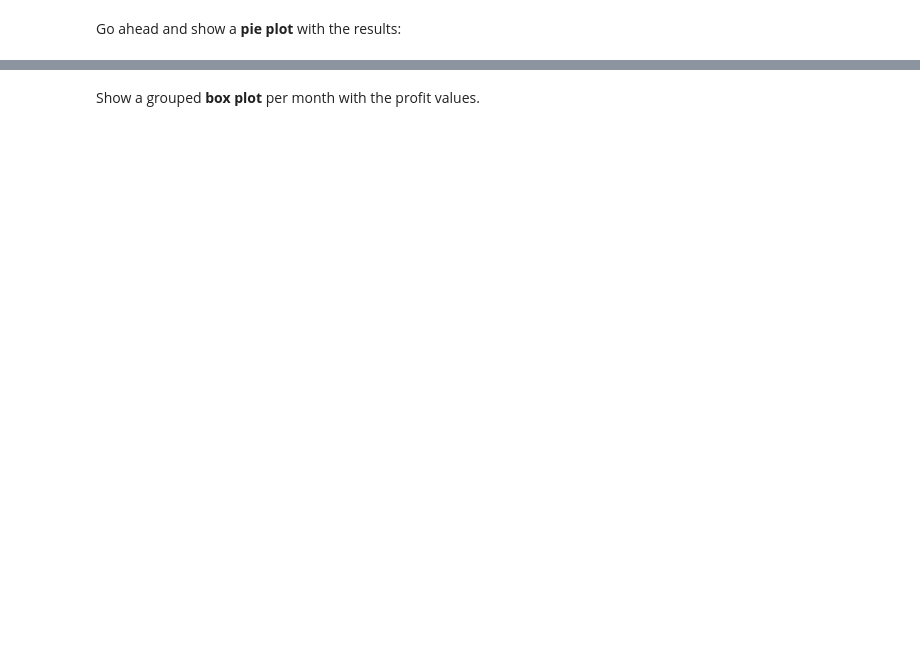
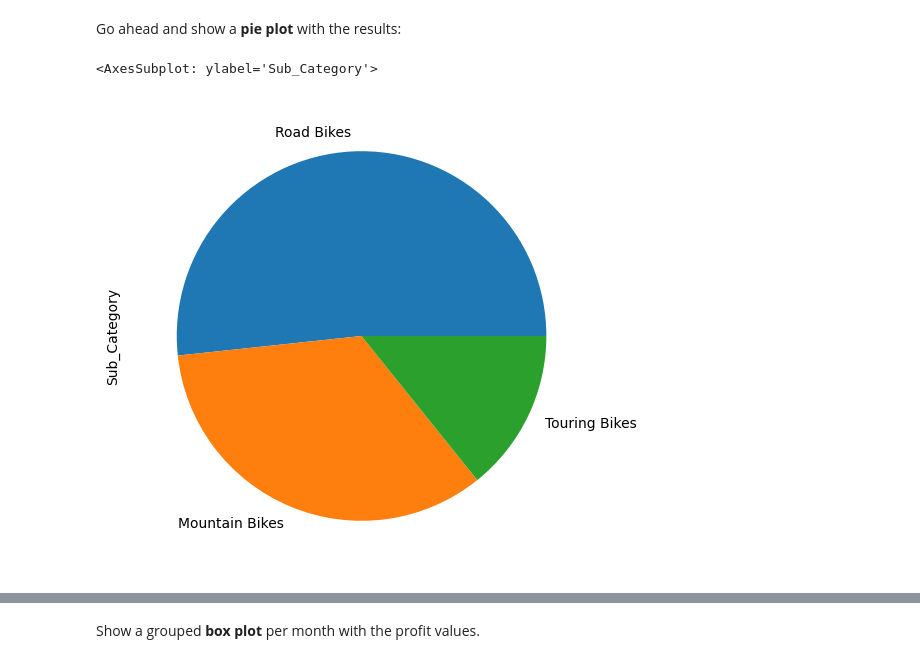
Before and after one commit to TshepoKubeka/FreeCodeCamp-Pandas-Real-Life-Example, a Jupyter notebook: Exercises_1.ipynb, the cells around one changed output, grey strips where cells are left out. Drawn from its saved outputs; the diff is of its cells as text; code cells hidden in the pictures; blank space fills up the shorter version.

```diff
--- a/Exercises_1.ipynb
+++ b/Exercises_1.ipynb
@@ -599,2 +608,7 @@ Go ahead and show a <b>pie plot</b> with the results:
+# %%
+bikes.plot(kind='pie', figsize=(14,6))
+# %% [output]
+<AxesSubplot: ylabel='Sub_Category'>
+[figure, added]
 # %%
 bikes.plot(kind='pie', figsize=(6,6))
```
Also changed, not shown: parts of 36 cells of this notebook.
